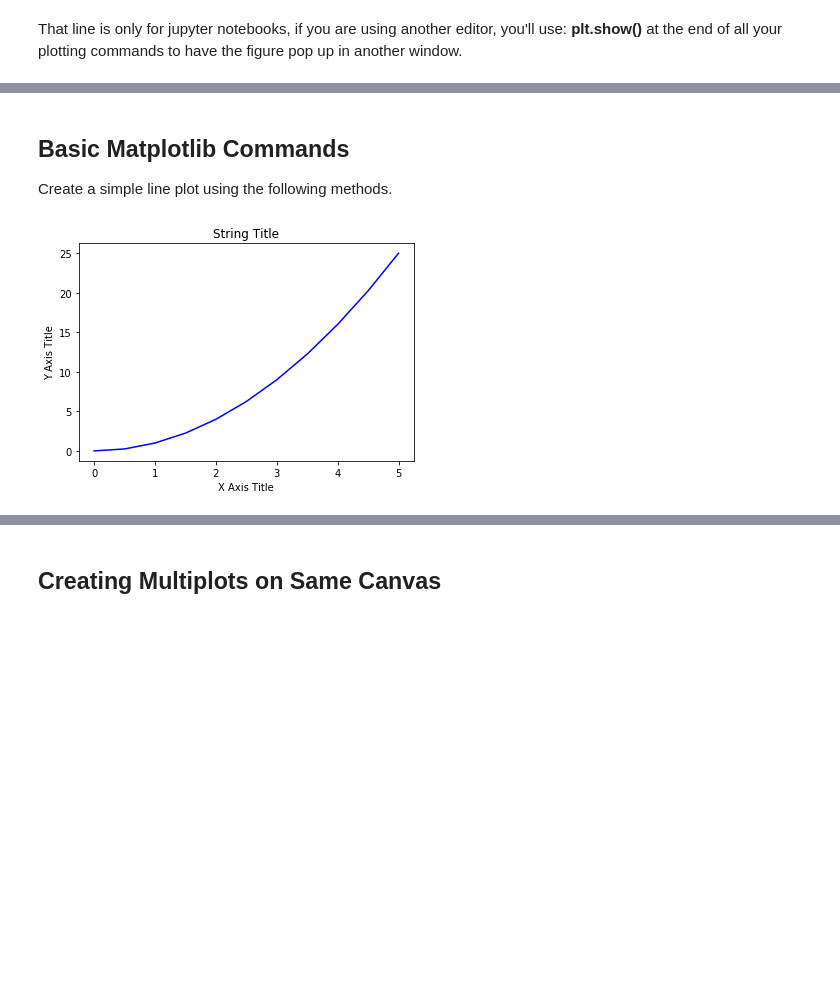
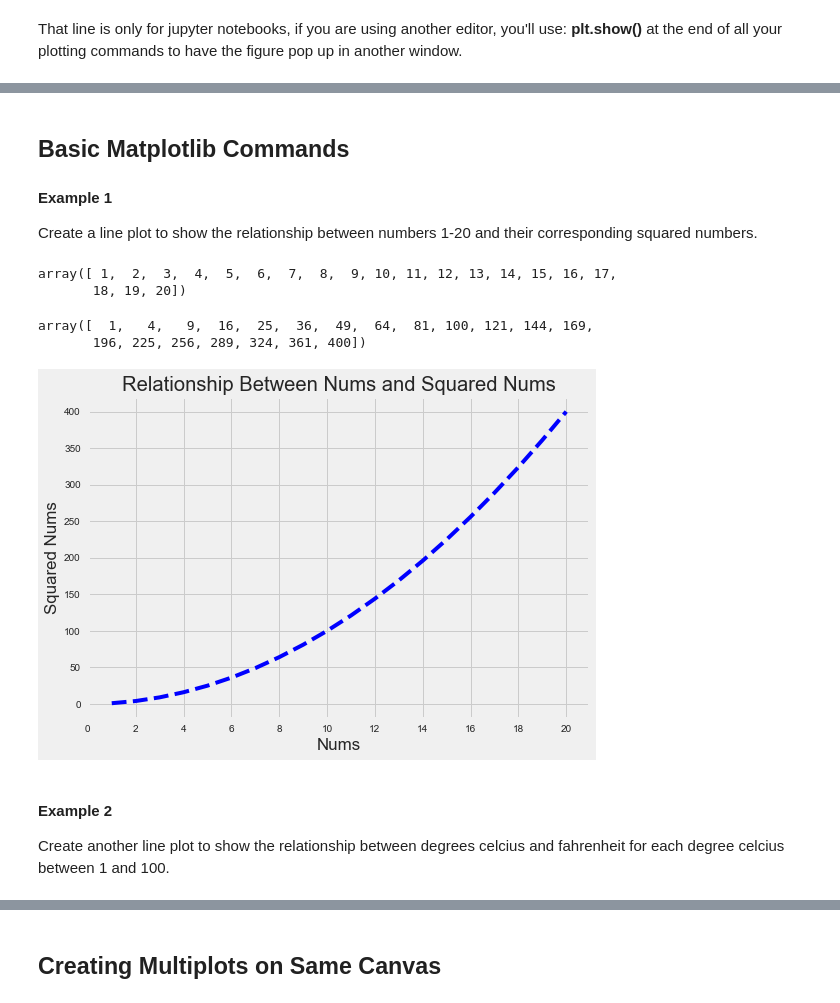
Before and after one commit to sourcery-ai-bot/library-python, a Jupyter notebook: data_science/matplotlib_concepts.ipynb, the cells around one changed output, grey strips where cells are left out. Saved outputs shown, nothing was run; the diff lists cells and outputs as text; code cells hidden in the pictures; blank space fills up the shorter version.

```diff
--- a/data_science/matplotlib_concepts.ipynb
+++ b/data_science/matplotlib_concepts.ipynb
@@ -39,12 +28,37 @@ array([ 0.  ,  0.25,  1.  ,  2.25,  4.  ,  6.25,  9.  , 12.25, 16.  ,
 # %% [markdown]
 ## Basic Matplotlib Commands
 
-Create a simple line plot using the following methods.
+#### Example 1
+
+Create a line plot to show the relationship between numbers 1-20 and their corresponding squared numbers.
-# %%
-plt.plot(x, y, 'blue')
-plt.xlabel('X Axis Title')
-plt.ylabel('Y Axis Title')
-plt.title('String Title')
-plt.show()
-# %% [output]
-[figure, removed]
+# %%
+# Create x and y axis using list comprehension cast as numpy array
+x = np.array([num for num in range(1, 21)])
+y = np.array([num ** 2 for num in range(1, 21)])
+# %%
+# Review content of array for the x axis
+x
+# %% [output]
+array([ 1,  2,  3,  4,  5,  6,  7,  8,  9, 10, 11, 12, 13, 14, 15, 16, 17,
+       18, 19, 20])
+# %%
+# Review content of array for the y axis
+y
+# %% [output]
+array([  1,   4,   9,  16,  25,  36,  49,  64,  81, 100, 121, 144, 169,
+       196, 225, 256, 289, 324, 361, 400])
+# %%
+# Implement setting the graph attributes
+plt.plot(x, y, 'b--')
+plt.xlabel('Nums')
+plt.xticks(range(0, 22, 2))
+plt.ylabel('Squared Nums')
+plt.title('Relationship Between Nums and Squared Nums')
+plt.style.use(['seaborn', 'fivethirtyeight'])
+plt.show()
+# %% [output]
+[figure, added]
+# %% [markdown]
+#### Example 2
+
+Create another line plot to show the relationship between degrees celcius and fahrenheit for each degree celcius between 1 and 100.
```
Also changed, not shown: parts of 12 cells of this notebook, 1 other file.
